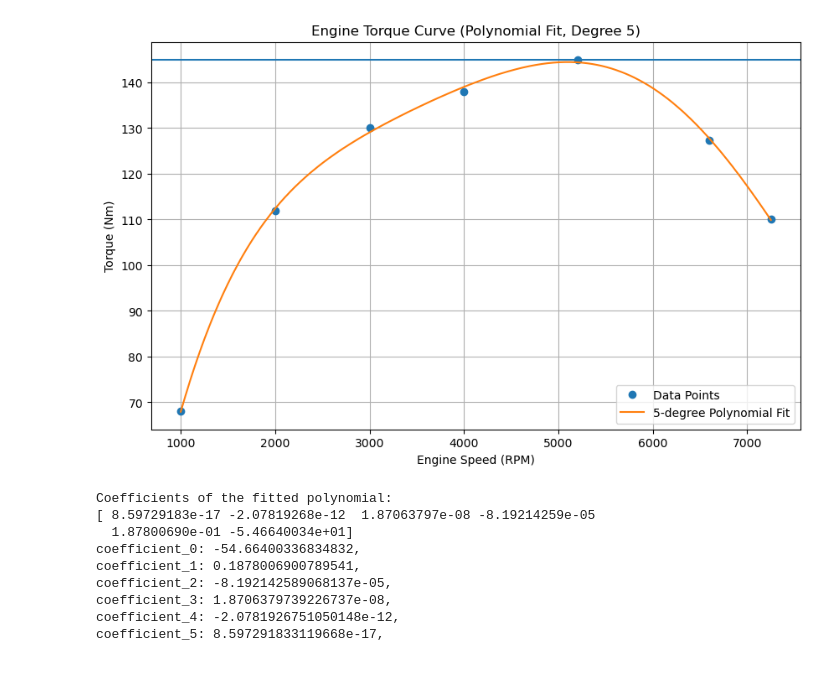
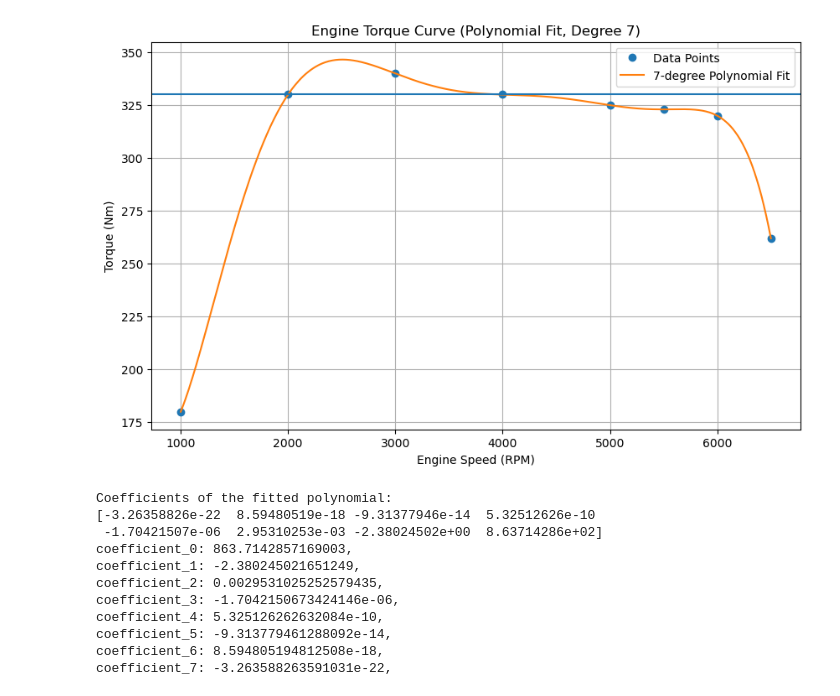
Before and after one commit to vougioukakis/car-acceleration-app, a Jupyter notebook: torque_curve_generator.ipynb, the cells around one changed output. Cells and saved outputs as stored; diff of their text form; code cells hidden in the pictures.

```diff
--- a/torque_curve_generator.ipynb
+++ b/torque_curve_generator.ipynb
@@ -8,55 +8,58 @@ import matplotlib.pyplot as plt
 
 # Given data points
 points = np.array([
-    [1000, 68],
-    [2000, 112],
-    [3000, 130],
-    [4000, 138],
-    [5200, 145],
-    [6600, 127.4],
-    [7250, 110],
+    [1000, 180],
+    [2000, 330],
+    [3000, 340],
+    [4000, 330],
+    [5000, 325],
+    [5500, 323],
+    [6000, 320],
+    [6500, 262],
 ])
-maxTq = 145
+maxTq = 330
 rpm = points[:, 0]
 torque = points[:, 1]
 
 # Fit a 7th-degree polynomial to the data
-degree = 5
+degree = 7
 coefficients = np.polyfit(rpm, torque, degree)
 
 # Create the polynomial function using the coefficients
 polynomial = np.poly1d(coefficients)
 
 # Generate smooth RPM values for plotting the polynomial
 rpm_smooth = np.linspace(rpm.min(), rpm.max(), 500)
 torque_smooth = polynomial(rpm_smooth)
 
 # Plot the data and the fitted polynomial curve
 plt.figure(figsize=(10, 6))
 plt.plot(rpm, torque, 'o', label="Data Points")
 plt.plot(rpm_smooth, torque_smooth, '-', label=f"{degree}-degree Polynomial Fit")
 plt.axhline(maxTq)  # Assuming the maximum torque is the maximum value in the dataset
 plt.xlabel("Engine Speed (RPM)")
 plt.ylabel("Torque (Nm)")
 plt.title(f"Engine Torque Curve (Polynomial Fit, Degree {degree})")
 plt.legend()
 plt.grid(True)
 plt.show()
 
 # Print the polynomial coefficients
 print("Coefficients of the fitted polynomial:")
 print(coefficients)
 
 for i in range(len(coefficients)):
     print(f"coefficient_{i}: {coefficients[len(coefficients)-i-1]},")
 # %% [output]
-[figure, old version]
+[figure, new version]
 Coefficients of the fitted polynomial:
-[ 8.59729183e-17 -2.07819268e-12  1.87063797e-08 -8.19214259e-05
-  1.87800690e-01 -5.46640034e+01]
-coefficient_0: -54.66400336834832,
-coefficient_1: 0.1878006900789541,
-coefficient_2: -8.192142589068137e-05,
-coefficient_3: 1.8706379739226737e-08,
-coefficient_4: -2.0781926751050148e-12,
-coefficient_5: 8.597291833119668e-17,
+[-3.26358826e-22  8.59480519e-18 -9.31377946e-14  5.32512626e-10
+ -1.70421507e-06  2.95310253e-03 -2.38024502e+00  8.63714286e+02]
+coefficient_0: 863.7142857169003,
+coefficient_1: -2.380245021651249,
+coefficient_2: 0.0029531025252579435,
+coefficient_3: -1.7042150673424146e-06,
+coefficient_4: 5.325126262632084e-10,
+coefficient_5: -9.313779461288092e-14,
+coefficient_6: 8.594805194812508e-18,
+coefficient_7: -3.263588263591031e-22,
```
Also changed, not shown: 3 other files.
